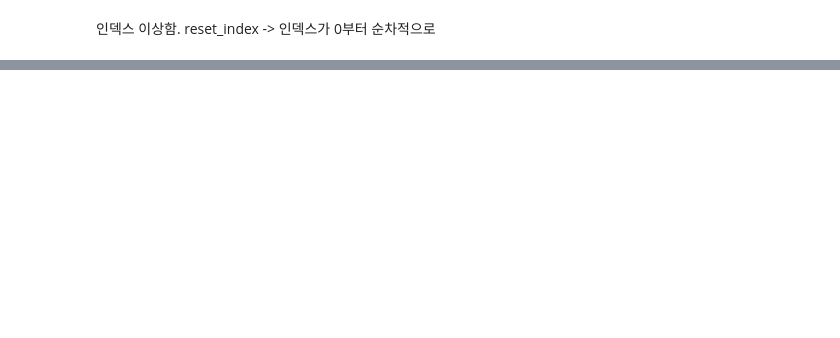
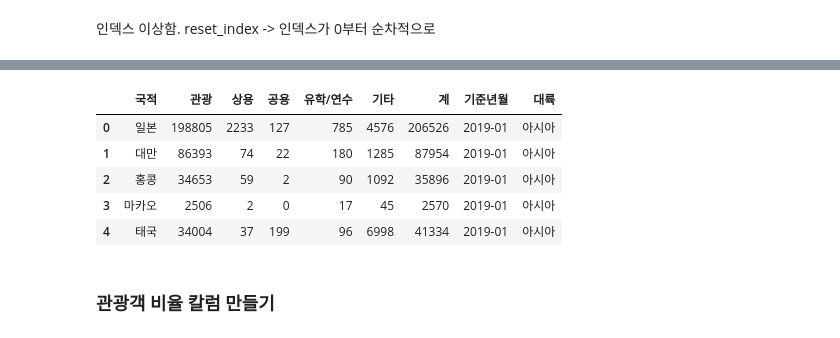
Before and after one commit to erdosnumber0/crawling_practice, a Jupyter notebook: 7. 코로나 이후의 중국인 관광객 추이.ipynb, the cells around one changed output, grey strips where cells are left out. Cells and saved outputs as stored; diff of their text form; code cells hidden in the pictures; blank space fills up the shorter version.

```diff
--- a/7. 코로나 이후의 중국인 관광객 추이.ipynb
+++ b/7. 코로나 이후의 중국인 관광객 추이.ipynb
@@ -147,0 +168,12 @@ kto_201901_country.head()
+# %%
+kto_201901_country['대륙'] = continents
+kto_201901_country.head()
+# %% [output]
+|  | 국적 | 관광 | 상용 | 공용 | 유학/연수 | 기타 | 계 | 기준년월 | 대륙 |
+| 0 | 일본 | 198805 | 2233 | 127 | 785 | 4576 | 206526 | 2019-01 | 아시아 |
+| 1 | 대만 | 86393 | 74 | 22 | 180 | 1285 | 87954 | 2019-01 | 아시아 |
+| 2 | 홍콩 | 34653 | 59 | 2 | 90 | 1092 | 35896 | 2019-01 | 아시아 |
+| 3 | 마카오 | 2506 | 2 | 0 | 17 | 45 | 2570 | 2019-01 | 아시아 |
+| 4 | 태국 | 34004 | 37 | 199 | 96 | 6998 | 41334 | 2019-01 | 아시아 |
+# %% [markdown]
+### 관광객 비율 칼럼 만들기
```
Also changed, not shown: parts of 5 cells of this notebook.
